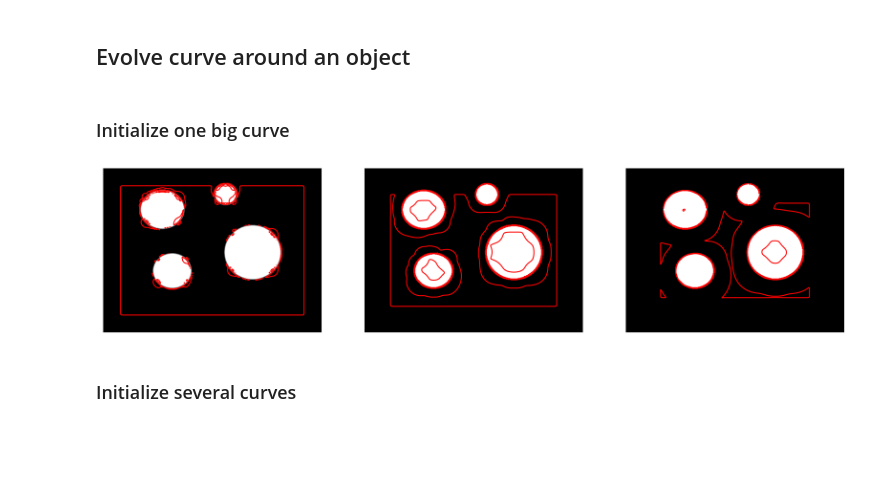
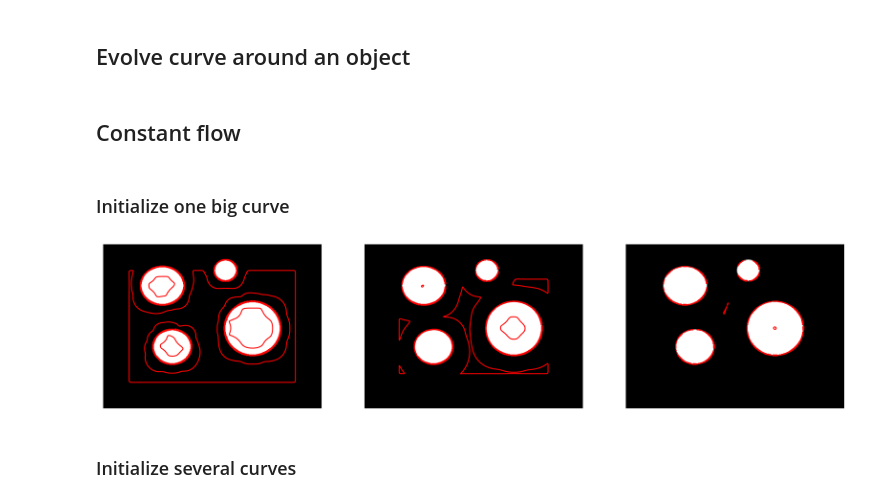
Before and after one commit to jgu13/CellSeg, a Jupyter notebook: Scripts/Test.ipynb, the cells around one changed output. Cells and saved outputs as stored; diff of their text form; code cells hidden in the pictures; blank space fills up the shorter version.

```diff
--- a/Scripts/Test.ipynb
+++ b/Scripts/Test.ipynb
@@ -196,39 +196,41 @@ def curve_evolution(contour, img, dt=0.1, velocity=0.5, max_iter=1000):
 # img = cv.GaussianBlur(img, (3,3), sigmaX=1, borderType=cv.BORDER_DEFAULT)
 # fig, ax = plt.subplots()
 # draw_curve(curve_evolution(img, dt=0.5, max_iter=100), axis=ax)
+# %% [markdown]
+## Constant flow
 # %% [markdown]
 ### Initialize one big curve
 # %%
 from skimage.draw import rectangle
 # read in the test image 3
 img = imread(os.path.join(DATA_DIR, "example", "test3.png"))
 img = cv.GaussianBlur(img, (3,3), sigmaX=1, borderType=cv.BORDER_DEFAULT)
 # F = get_stopping_term(img)
 # plt.imshow(F, cmap='gray')
 contour_layer = np.zeros_like(img)
 # initialize a large circle
 start = (20,20)
 end = (contour_layer.shape[0]-20, contour_layer.shape[1]-20)
 rr, cc = rectangle(start=start, end=end)
 contour_layer[rr, cc, :] = [255, 255, 255]
 
 # plt.imshow(img)
 # plt.imshow(contour_layer)
 fig, axs = plt.subplots(nrows=1, ncols=3, figsize=(20, 50))
-max_iters = [100, 200, 300]
+max_iters = [200, 300, 400]
 for i in range(3):
     # initalize psi
     psi = initialize(contour_layer)
     # evolve the contour with psi
     psi = curve_evolution(contour_layer, img, dt=0.2, max_iter=max_iters[i])
     axs[i].imshow(img)
     draw_curve(psi, axis=axs[i])
     axs[i].set_xticklabels([])
     axs[i].set_yticklabels([])
     axs[i].set_xticks([])
     axs[i].set_yticks([])
 # %% [output]
-[figure, old version]
+[figure, new version]
 # %% [markdown]
 ### Initialize several curves
 # %%
```
